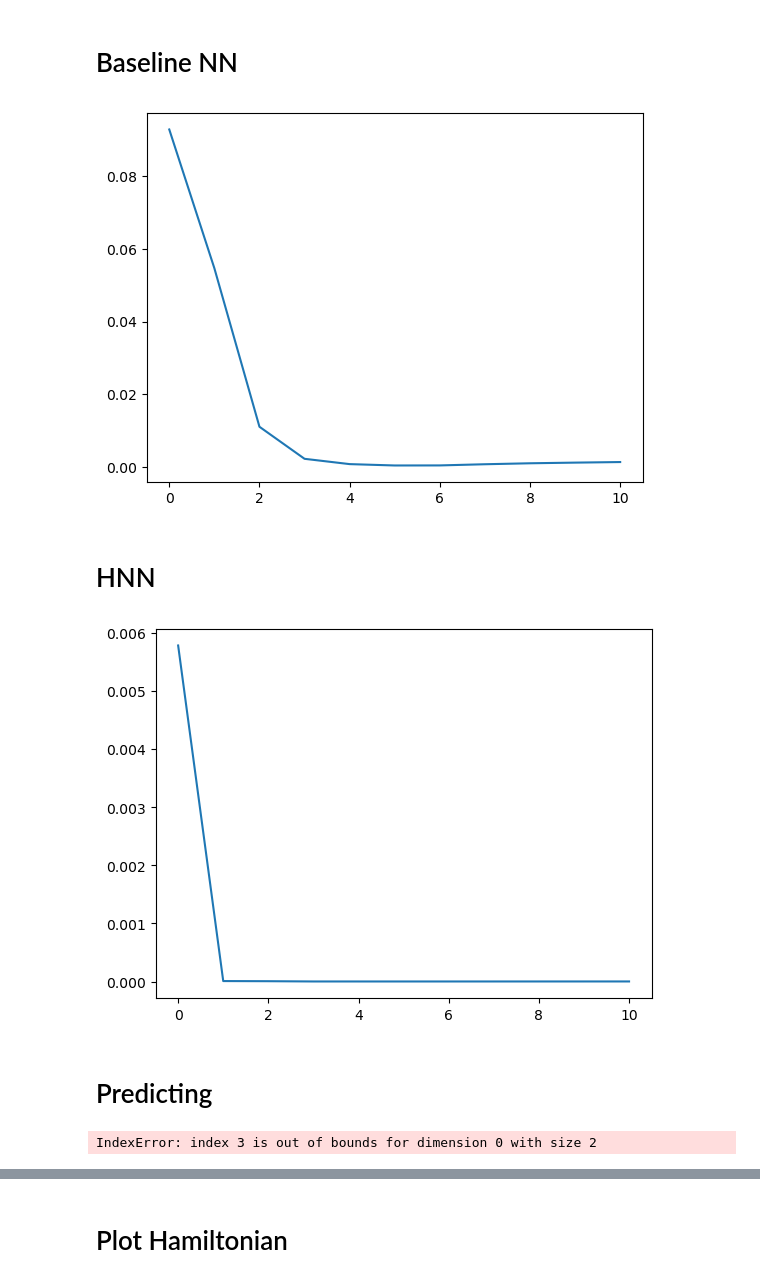
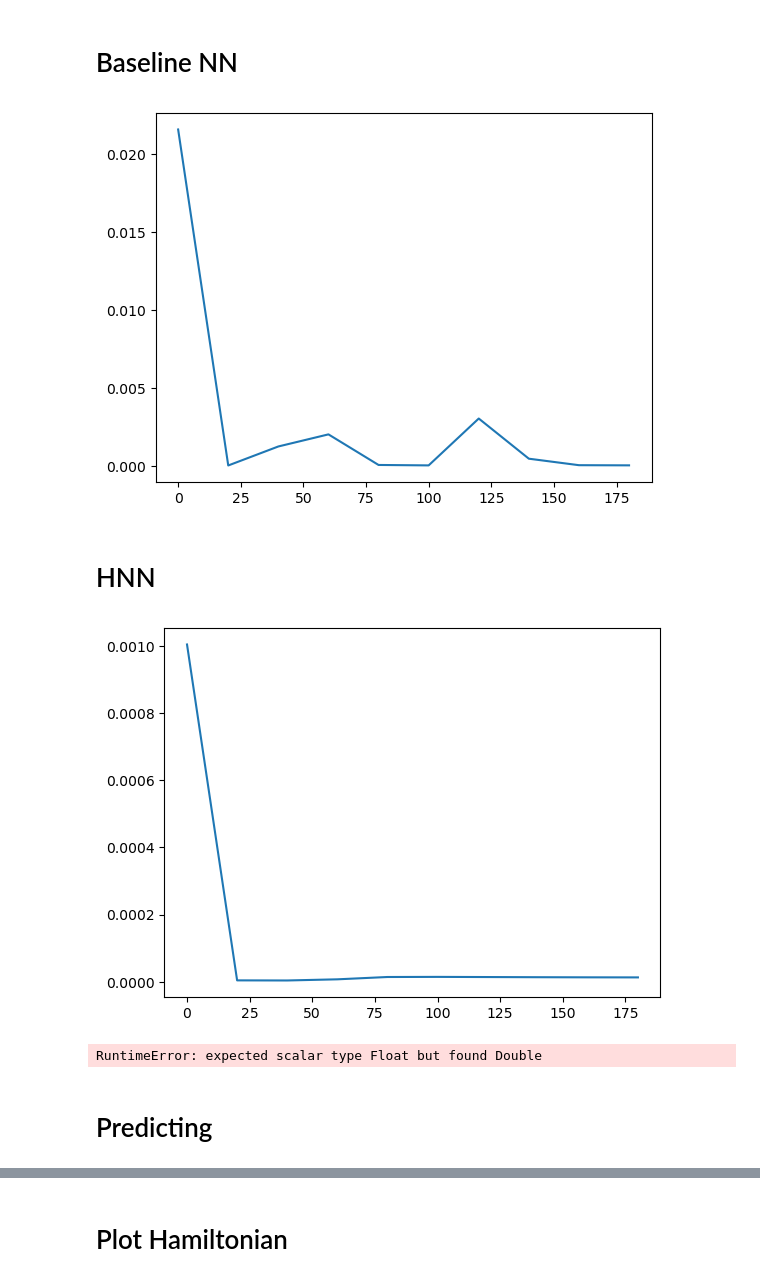
Before and after one commit to bGuenes/Scientific_ML_seminar, a Jupyter notebook: solar_hnn_1D.ipynb, the cells around one changed output, grey strips where cells are left out. Saved outputs shown, nothing was run; the diff lists cells and outputs as text; code cells hidden in the pictures.

```diff
--- a/solar_hnn_1D.ipynb
+++ b/solar_hnn_1D.ipynb
@@ -25,8 +25,8 @@ from tqdm import tqdm
 url = "https://ssd.jpl.nasa.gov/api/horizons.api"
 format = "format=text"
 command = "COMMAND=" # target body
-targets = ["10", "199", "299", "399", "301", "499", "599", "699", "799", "899"]  # sun, mercury, venus, earth, moon, mars, jupiter, saturn, uranus, neptun
-target_names = ["sun", "mercury", "venus", "earth", "moon", "mars", "jupiter", "saturn", "uranus", "neptun"]
+targets = ["10", "899"] #["10", "199", "299", "399", "301", "499", "599", "699", "799", "899"]  # sun, mercury, venus, earth, moon, mars, jupiter, saturn, uranus, neptun
+target_names = ["sun", "neptun"] #["sun", "mercury", "venus", "earth", "moon", "mars", "jupiter", "saturn", "uranus", "neptun"]
 obj_data = "OBJ_DATA='NO'"
 ephemeris = "MAKE_EPHEM='YES'"
 eph_type = "EPHEM_TYPE='VECTORS'"
@@ -77,7 +77,7 @@ plot_space(data, target_names, "Space of the solar system")
 # %% [markdown]
 ## Preparing the data
 # %%
-nep_x = np.array([data[9][0].T[0], data[9][1].T[0]])
+nep_x = np.array([data[1][0].T[0], data[1][1].T[0]])
 nep_dx = np.diff(nep_x, axis=1) / 365
 
 nep_x = torch.tensor(nep_x.T[0:-1], dtype=torch.float32, requires_grad=True)
@@ -91,33 +91,35 @@ class MLP(nn.Module):
     def __init__(self, bodys) -> None:
         super().__init__()
 
-        self.fc1 = nn.Linear(bodys, 500)
-        self.fc2 = nn.Linear(500, 200)
-        self.fc3 = nn.Linear(200, 200)
-        self.fc4 = nn.Linear(200, bodys)
+        self.fc1 = nn.Linear(bodys, 200)
+        self.fc2 = nn.Linear(200, 200)
+        self.fc3 = nn.Linear(200, bodys)
 
     def forward(self, x):
         x = torch.tanh(self.fc1(x))
         x = torch.tanh(self.fc2(x))
-        x = torch.tanh(self.fc3(x))
-        x = self.fc4(x)
+        x = self.fc3(x)
         return x
 # %% [markdown]
 ## Hamiltonian
 # %% [markdown]
 ## Training loop
 # %%
-def train(model, x, dx, batch_size=32, epochs=100, baseline=True, lr=0.001):
+def train(model, x, dx, batch_size=32, epochs=100, baseline=True, lr=1e-3):
     loss_hist = []
+    ep_hist = []
 
     optimizer = torch.optim.Adam(model.parameters(), lr=lr)
     loss = nn.MSELoss()
 
-    for step in tqdm(range(epochs+1)):
+    for step in tqdm(range(epochs)):
         model.train()
-        for batch in range(0, len(x), batch_size):
-            x_batch = x[batch:batch+batch_size]
-            dx_batch = dx[batch:batch+batch_size]
+
+        for batch in range(0, len(x)//batch_size+1):
+            batch_low = batch*batch_size
+            batch_up = min((batch*batch_size)+batch_size, len(x))
+            x_batch = x[batch_low:batch_up]
+            dx_batch = dx[batch_low:batch_up]
 
             """x_batch = x_batch - x_batch.T.min(1)[0]
             x_batch = x_batch / x_batch.T.max(1)[0]
@@ -145,18 +147,19 @@ def train(model, x, dx, batch_size=32, epochs=100, baseline=True, lr=0.001):
 
             loss_val = loss(pred, dx)
             loss_hist.append(loss_val.item())
+            ep_hist.append(step+1)
 
             #print(f"Epoch {step}/{epochs} --- Train-Loss: {loss_val.item()}")#{round(loss_val.item(), 3)}")
 
-    plt.plot(loss_hist)
+    plt.plot(ep_hist, loss_hist)
 # %% [markdown]
 # Baseline NN
 # %%
 model_baseline = MLP(nep_x.shape[1])
 
-train(model=model_baseline, x=nep_x, dx=nep_dx, batch_size=32, epochs=20, baseline=True, lr=1e-3)
+train(model=model_baseline, x=nep_x, dx=nep_dx, batch_size=32, epochs=200, baseline=True, lr=1e-3)
 # %% [output]
-[figure, old version]
+[figure, new version]
 # %% [markdown]
 # HNN
 # %%
@@ -178,8 +181,12 @@ def HNN(x, model):
 # %%
 model_HNN = MLP(nep_x.shape[1])
 
-train(model=model_HNN, x=nep_x, dx=nep_dx, batch_size=32, epochs=50, baseline=False, lr=1e-3)
+train(model=model_HNN, x=nep_x, dx=nep_dx, batch_size=32, epochs=200, baseline=False, lr=1e-3)
 # %% [output]
-[figure, old version]
+[figure, new version]
+# %%
+model_HNN.double()(nep_x[0])
+# %% [output]
+RuntimeError: expected scalar type Float but found Double
 # %% [markdown]
 # Predicting
@@ -186,14 +207,12 @@ train(model=model_HNN, x=nep_x, dx=nep_dx, batch_size=32, epochs=50, baseline=Fa
 # %%
 q_p0 = nep_x[0].detach().numpy()
-t_span = [0, 1000]
+t_span = [0, 100]
 steps = 10000
 
 # integrate
 t = torch.linspace(t_span[0], t_span[1], steps)
 xHNN = integrate_model(model_HNN.double(), t_span=t_span, y0=q_p0, t_eval=t, baseline=False)
 xBaseline = integrate_model(model_baseline.double(), t_span=t_span, y0=q_p0, t_eval=t, baseline=True)
-# %% [output]
-IndexError: index 3 is out of bounds for dimension 0 with size 2
 # %%
 HNN_data = reshape_data(xHNN.y)
 Baseline_data = reshape_data(xBaseline.y)
```
Also changed, not shown: parts of 8 cells of this notebook.
